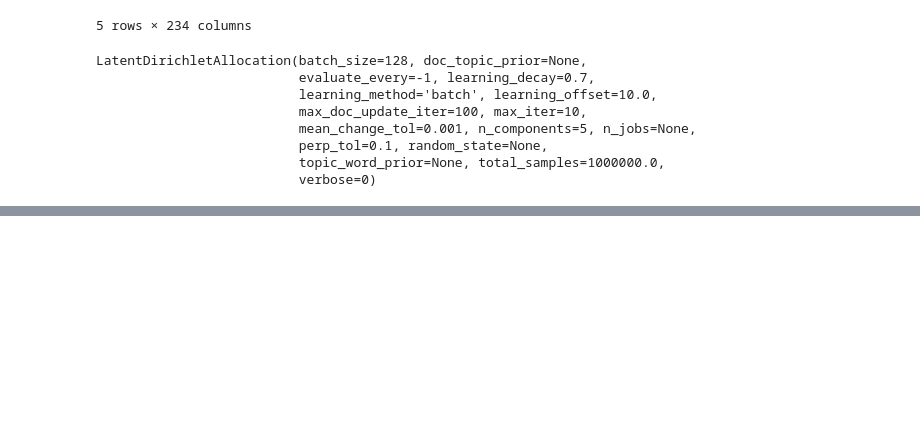
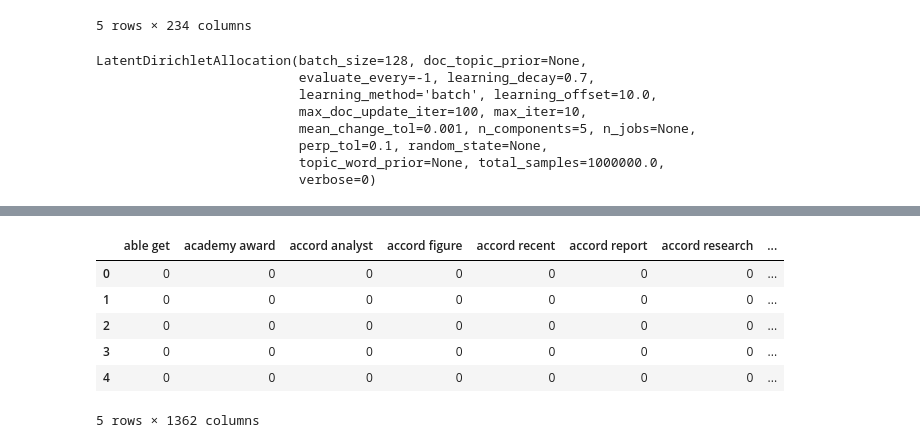
Before and after one commit to sweetyjunnarkar/News_topic_modeling, a Jupyter notebook: Sweety_Junnarkar_Topic_Modeling_on_News_Articles_Capstone_Project.ipynb, the cells around one changed output, grey strips where cells are left out. Cells and saved outputs as stored; diff of their text form; code cells hidden in the pictures; blank space fills up the shorter version.

```diff
--- a/Sweety_Junnarkar_Topic_Modeling_on_News_Articles_Capstone_Project.ipynb
+++ b/Sweety_Junnarkar_Topic_Modeling_on_News_Articles_Capstone_Project.ipynb
@@ -431,0 +432,14 @@ topic
+# %%
+bivectorizer = CountVectorizer(min_df=10, max_df=0.9, ngram_range=(2,2))
+bigram_vectorized = bivectorizer.fit_transform(news_df['filtered'])
+df2= pd.DataFrame(bigram_vectorized.todense() , columns=bivectorizer.get_feature_names())
+# %%
+df2.head()
+# %% [output]
+|  | able get | academy award | accord analyst | accord figure | accord recent | accord report | accord research | ... |
+| 0 | 0 | 0 | 0 | 0 | 0 | 0 | 0 | ... |
+| 1 | 0 | 0 | 0 | 0 | 0 | 0 | 0 | ... |
+| 2 | 0 | 0 | 0 | 0 | 0 | 0 | 0 | ... |
+| 3 | 0 | 0 | 0 | 0 | 0 | 0 | 0 | ... |
+| 4 | 0 | 0 | 0 | 0 | 0 | 0 | 0 | ... |
+5 rows × 1362 columns
```
Also changed, not shown: parts of 18 cells of this notebook.
